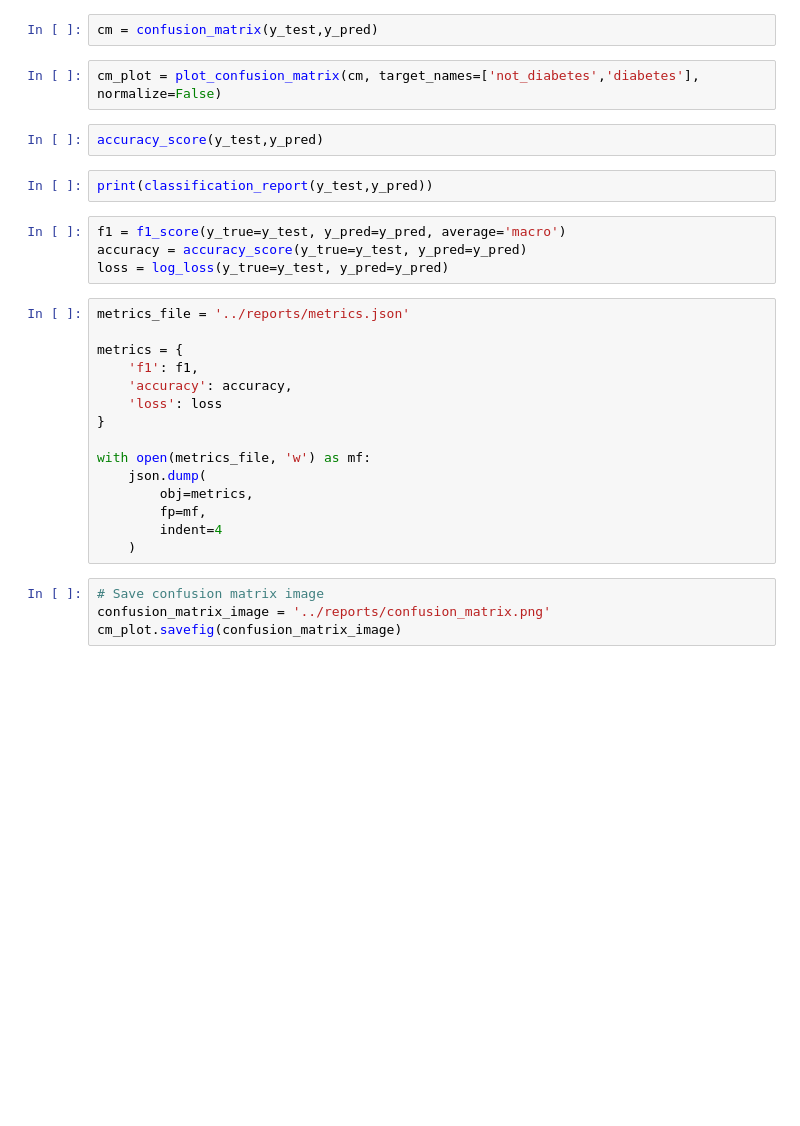
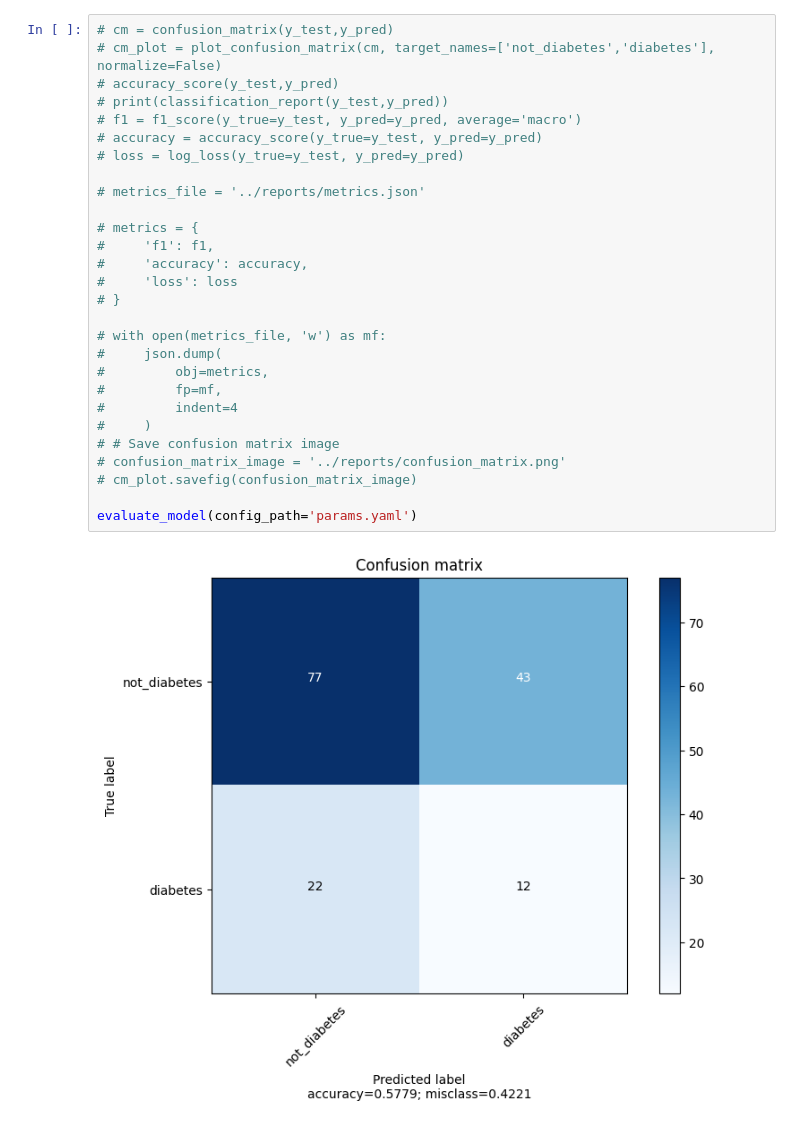
Before and after one commit to andreBianchi01/classification_with_dvc, a Jupyter notebook: notebooks/classification_model.ipynb, the cells around one changed output. Saved outputs shown, nothing was run; the diff lists cells and outputs as text; blank space fills up the shorter version.

```diff
--- a/notebooks/classification_model.ipynb
+++ b/notebooks/classification_model.ipynb
@@ -117,31 +117,30 @@ y_pred = logreg.predict(X_test)
-# %%
-cm = confusion_matrix(y_test,y_pred)
-# %%
-cm_plot = plot_confusion_matrix(cm, target_names=['not_diabetes','diabetes'], normalize=False)
-# %%
-accuracy_score(y_test,y_pred)
-# %%
-print(classification_report(y_test,y_pred))
-# %%
-f1 = f1_score(y_true=y_test, y_pred=y_pred, average='macro')
-accuracy = accuracy_score(y_true=y_test, y_pred=y_pred)
-loss = log_loss(y_true=y_test, y_pred=y_pred)
 # %%
-metrics_file = '../reports/metrics.json'
+# cm = confusion_matrix(y_test,y_pred)
+# cm_plot = plot_confusion_matrix(cm, target_names=['not_diabetes','diabetes'], normalize=False)
+# accuracy_score(y_test,y_pred)
+# print(classification_report(y_test,y_pred))
+# f1 = f1_score(y_true=y_test, y_pred=y_pred, average='macro')
+# accuracy = accuracy_score(y_true=y_test, y_pred=y_pred)
+# loss = log_loss(y_true=y_test, y_pred=y_pred)
 
-metrics = {
-    'f1': f1,
-    'accuracy': accuracy,
-    'loss': loss
-}
+# metrics_file = '../reports/metrics.json'
 
-with open(metrics_file, 'w') as mf:
-    json.dump(
-        obj=metrics,
-        fp=mf,
-        indent=4
-    )
+# metrics = {
+#     'f1': f1,
+#     'accuracy': accuracy,
+#     'loss': loss
+# }
+
+# with open(metrics_file, 'w') as mf:
+#     json.dump(
+#         obj=metrics,
+#         fp=mf,
+#         indent=4
+#     )
+# # Save confusion matrix image
+# confusion_matrix_image = '../reports/confusion_matrix.png'
+# cm_plot.savefig(confusion_matrix_image)
+
+evaluate_model(config_path='params.yaml')
+# %% [output]
+[figure, added]
-# %%
-# Save confusion matrix image
-confusion_matrix_image = '../reports/confusion_matrix.png'
-cm_plot.savefig(confusion_matrix_image)
```
Also changed, not shown: parts of 14 cells of this notebook, 12 other files.
